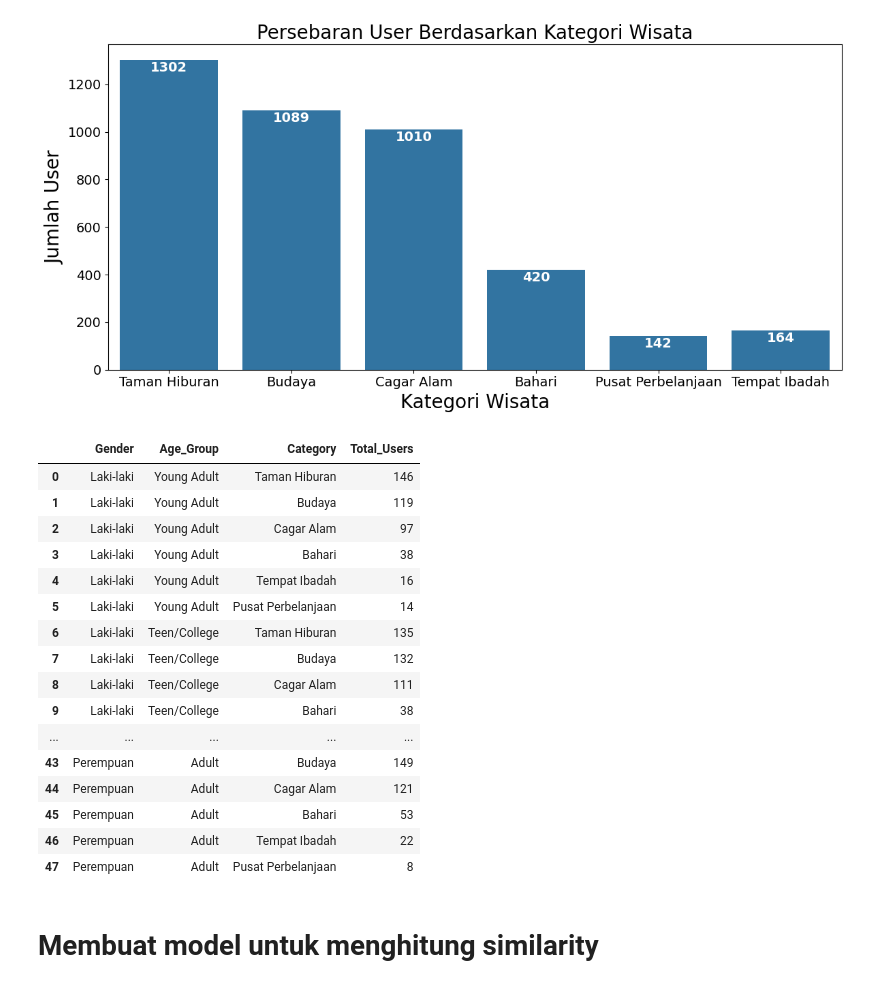
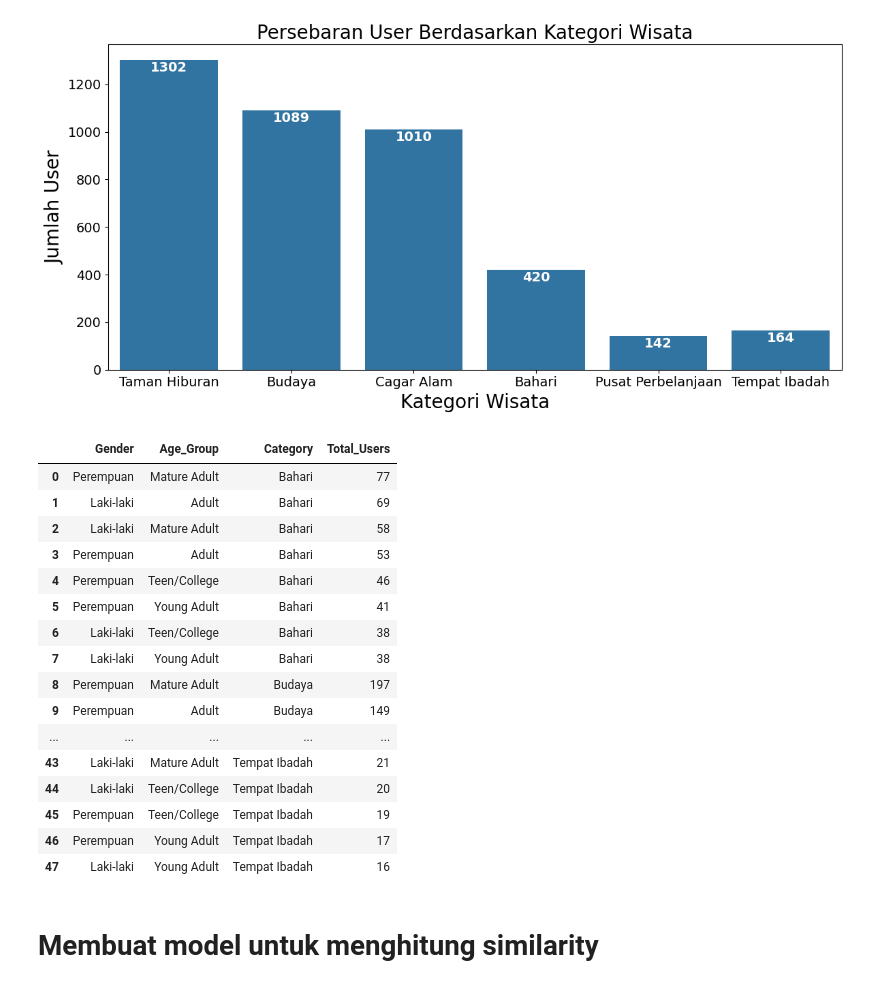
Before and after one commit to ivana27lita/recsys-objek-wisata, a Jupyter notebook: src/preprocessing.ipynb, the cells around one changed output. Drawn from its saved outputs; the diff is of its cells as text; code cells hidden in the pictures.

```diff
--- a/src/preprocessing.ipynb
+++ b/src/preprocessing.ipynb
@@ -651,32 +680,32 @@ plt.show()
 # %%
 # Analisis ciri-ciri user per kategori wisata berdasarkan demografi user (age group dan gender)
 rules_data = df_filteredrating.groupby(
     ['Gender', 'Age_Group','Category']
 ).agg({
     'User_Id': 'count'
 }).reset_index().rename(columns={'User_Id': 'Total_Users'})
 
 # Sort berdasarkan Total_Users
-rules_data = rules_data.sort_values(by=['Gender', 'Age_Group', 'Total_Users'], ascending=[True, False, False]).reset_index(drop=True)
+rules_data = rules_data.sort_values(by=['Category', 'Total_Users'], ascending=[True, False]).reset_index(drop=True)
 rules_data
 # %% [output]
 |  | Gender | Age_Group | Category | Total_Users |
-| 0 | Laki-laki | Young Adult | Taman Hiburan | 146 |
-| 1 | Laki-laki | Young Adult | Budaya | 119 |
-| 2 | Laki-laki | Young Adult | Cagar Alam | 97 |
-| 3 | Laki-laki | Young Adult | Bahari | 38 |
-| 4 | Laki-laki | Young Adult | Tempat Ibadah | 16 |
-| 5 | Laki-laki | Young Adult | Pusat Perbelanjaan | 14 |
-| 6 | Laki-laki | Teen/College | Taman Hiburan | 135 |
-| 7 | Laki-laki | Teen/College | Budaya | 132 |
-| 8 | Laki-laki | Teen/College | Cagar Alam | 111 |
-| 9 | Laki-laki | Teen/College | Bahari | 38 |
+| 0 | Perempuan | Mature Adult | Bahari | 77 |
+| 1 | Laki-laki | Adult | Bahari | 69 |
+| 2 | Laki-laki | Mature Adult | Bahari | 58 |
+| 3 | Perempuan | Adult | Bahari | 53 |
+| 4 | Perempuan | Teen/College | Bahari | 46 |
+| 5 | Perempuan | Young Adult | Bahari | 41 |
+| 6 | Laki-laki | Teen/College | Bahari | 38 |
+| 7 | Laki-laki | Young Adult | Bahari | 38 |
+| 8 | Perempuan | Mature Adult | Budaya | 197 |
+| 9 | Perempuan | Adult | Budaya | 149 |
 | ... | ... | ... | ... | ... |
-| 43 | Perempuan | Adult | Budaya | 149 |
-| 44 | Perempuan | Adult | Cagar Alam | 121 |
-| 45 | Perempuan | Adult | Bahari | 53 |
-| 46 | Perempuan | Adult | Tempat Ibadah | 22 |
-| 47 | Perempuan | Adult | Pusat Perbelanjaan | 8 |
+| 43 | Laki-laki | Mature Adult | Tempat Ibadah | 21 |
+| 44 | Laki-laki | Teen/College | Tempat Ibadah | 20 |
+| 45 | Perempuan | Teen/College | Tempat Ibadah | 19 |
+| 46 | Perempuan | Young Adult | Tempat Ibadah | 17 |
+| 47 | Laki-laki | Young Adult | Tempat Ibadah | 16 |
 # %% [markdown]
 # Membuat model untuk menghitung similarity
 # %%
```
Also changed, not shown: parts of 2 cells of this notebook.
